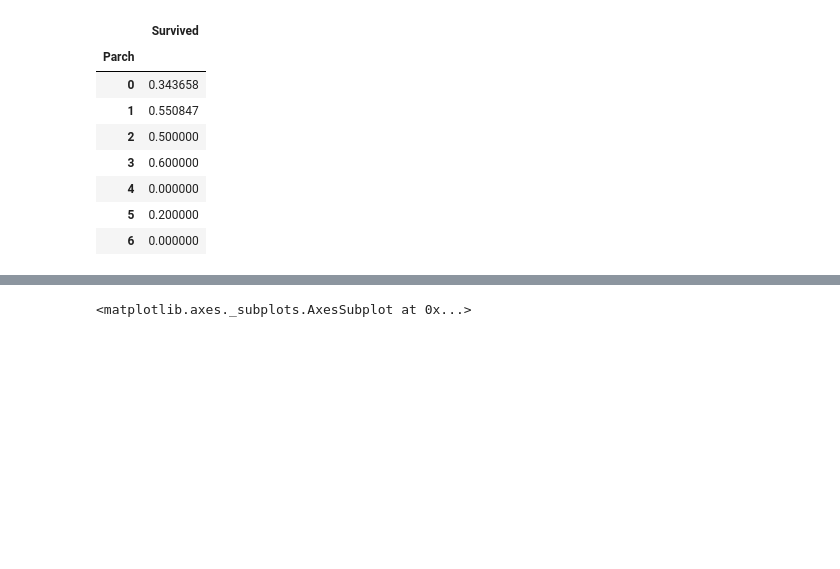
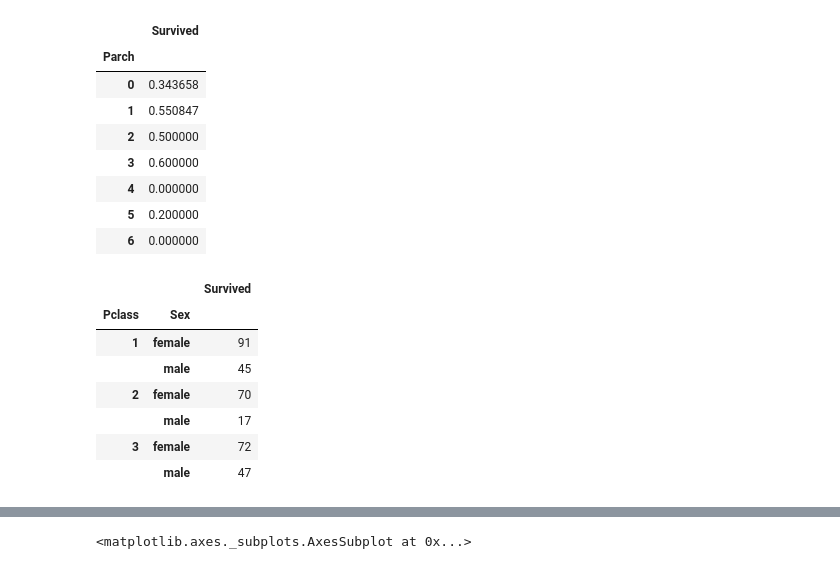
Before and after one commit to ashleysmart/mlgym, a Jupyter notebook: tuts/Onboarding_Fundementals.ipynb, the cells around one changed output, grey strips where cells are left out. Drawn from its saved outputs; the diff is of its cells as text; code cells hidden in the pictures; blank space fills up the shorter version.

```diff
--- a/tuts/Onboarding_Fundementals.ipynb
+++ b/tuts/Onboarding_Fundementals.ipynb
@@ -228,3 +228,15 @@ train.pivot_table(values=["Survived"], index=["Parch"], aggfunc=np.mean)
 | 4 | 0.000000 |
 | 5 | 0.200000 |
 | 6 | 0.000000 |
+# %%
+train.pivot_table(values=["Survived"],index=["Pclass","Sex"], aggfunc=np.sum)
+#train.pivot_table(values=["Pclass"], index=["Sex"], aggfunc=np.sum)
+# %% [output]
+|  |  | Survived |
+| Pclass | Sex |  |
+| 1 | female | 91 |
+|  | male | 45 |
+| 2 | female | 70 |
+|  | male | 17 |
+| 3 | female | 72 |
+|  | male | 47 |
```
Also changed, not shown: parts of 8 cells of this notebook, 10 other files.
